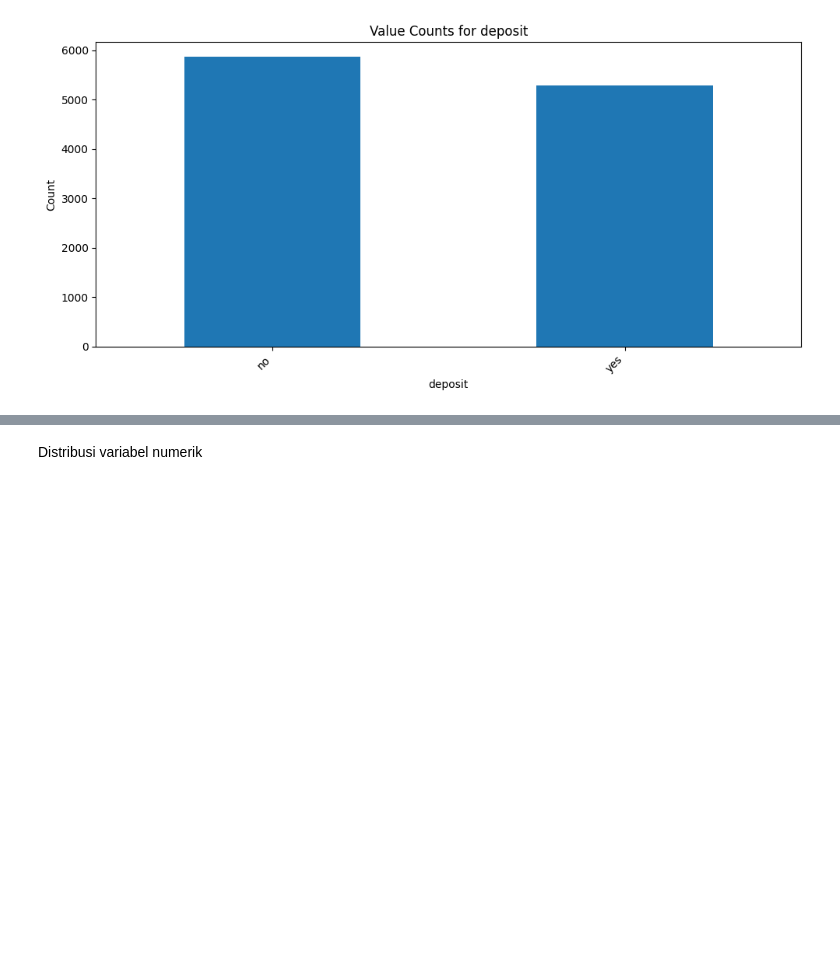
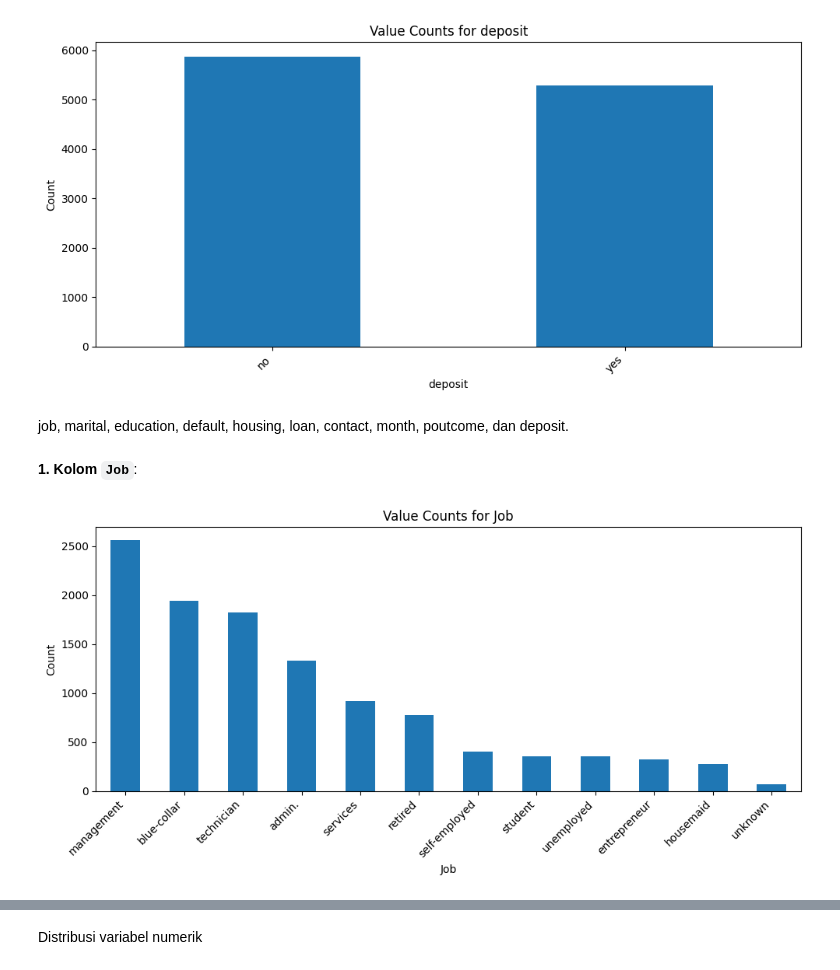
Before and after one commit to LatiefDataVisionary/data-management-and-data-infrastructure-college-task, a Jupyter notebook: Bank_Marketing_Campaign.ipynb, the cells around one changed output, grey strips where cells are left out. Cells and saved outputs as stored; diff of their text form; code cells hidden in the pictures; blank space fills up the shorter version.

```diff
--- a/Bank_Marketing_Campaign.ipynb
+++ b/Bank_Marketing_Campaign.ipynb
@@ -184,3 +186,19 @@ for col in categorical_cols:
 [figure]
 [figure]
 [figure]
+# %% [markdown]
+job, marital, education, default, housing, loan, contact, month, poutcome, dan deposit.
+# %% [markdown]
+**1. Kolom `Job`**:
+# %%
+# Kolom 'job'
+plt.figure(figsize=(10, 5))
+data['job'].value_counts().plot(kind='bar')
+plt.title('Value Counts for Job')
+plt.xlabel('Job')
+plt.ylabel('Count')
+plt.xticks(rotation=45, ha='right')
+plt.tight_layout()
+plt.show()
+# %% [output]
+[figure, added]
```
Also changed, not shown: parts of 17 cells of this notebook.
